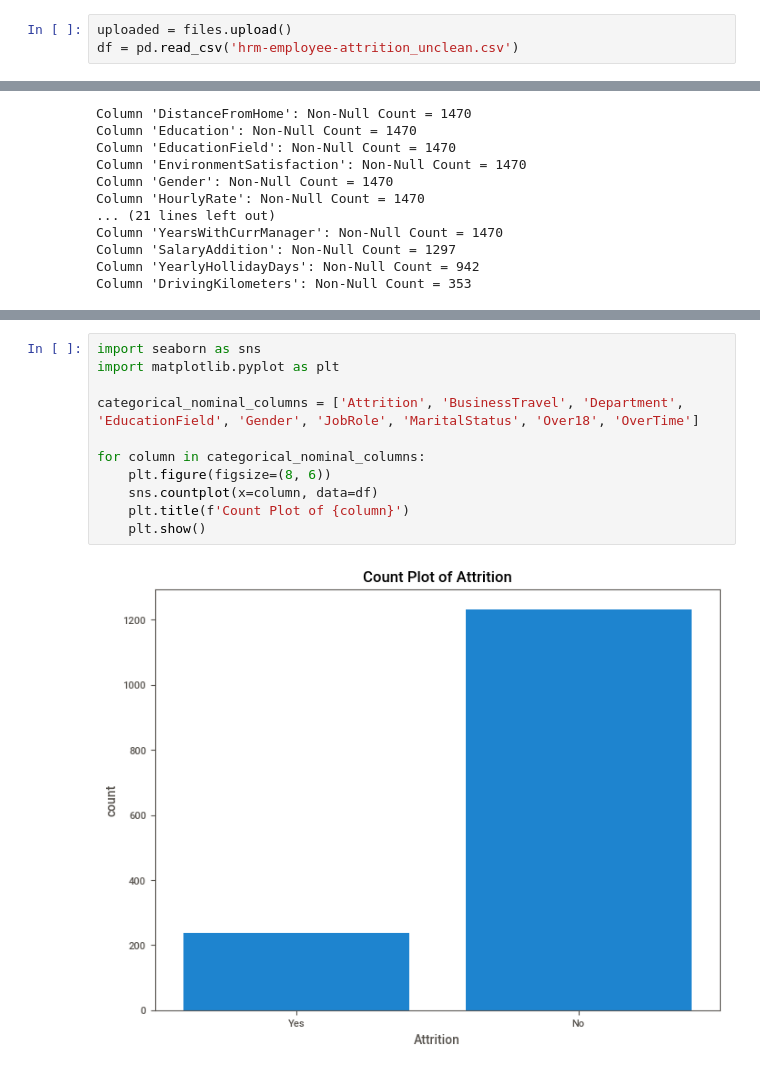
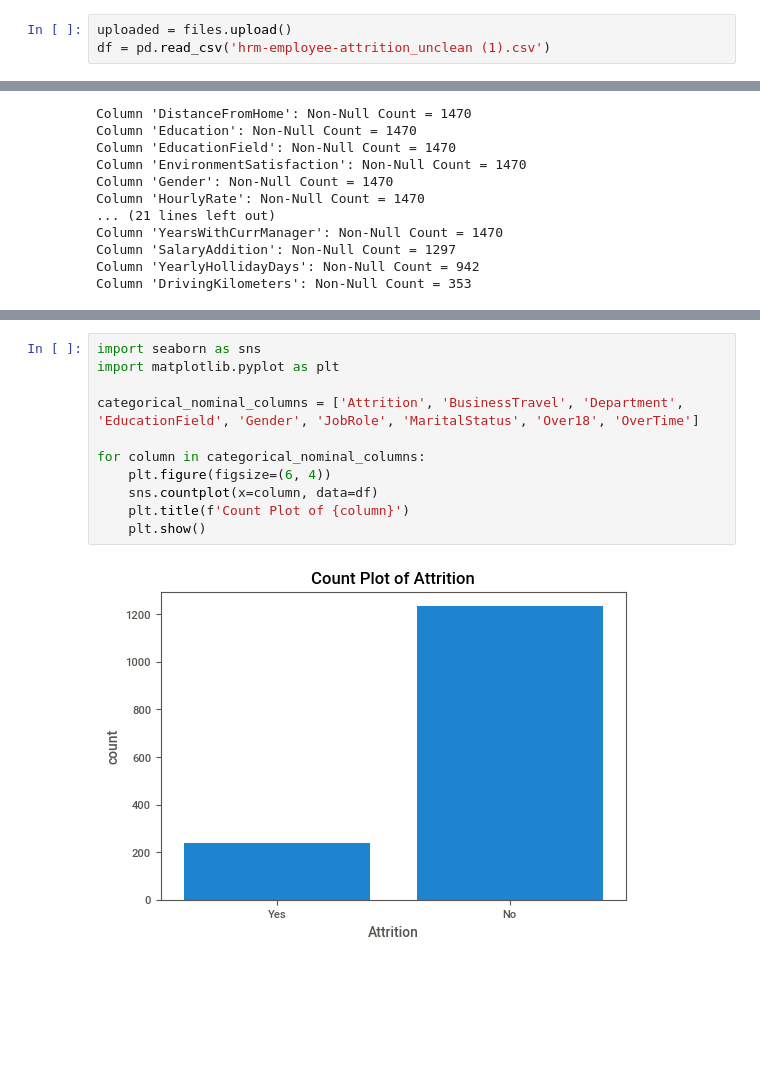
Before and after one commit to Qossai/EDA-Analysis, a Jupyter notebook: Exercice_1_EDA_and_Data_Cleansing.ipynb, the cells around one changed output, grey strips where cells are left out. Drawn from its saved outputs; the diff is of its cells as text; blank space fills up the shorter version.

```diff
--- a/Exercice_1_EDA_and_Data_Cleansing.ipynb
+++ b/Exercice_1_EDA_and_Data_Cleansing.ipynb
@@ -30,6 +30,6 @@ from google.colab import files
 ## Load the dataset
 # %%
 uploaded = files.upload()
-df = pd.read_csv('hrm-employee-attrition_unclean.csv')
+df = pd.read_csv('hrm-employee-attrition_unclean (1).csv')
 # %% [output]
 [interactive output not drawn]
@@ -163,13 +190,13 @@ Column 'DrivingKilometers': Non-Null Count = 353
 # %%
 import seaborn as sns
 import matplotlib.pyplot as plt
 
 categorical_nominal_columns = ['Attrition', 'BusinessTravel', 'Department', 'EducationField', 'Gender', 'JobRole', 'MaritalStatus', 'Over18', 'OverTime']
 
 for column in categorical_nominal_columns:
-    plt.figure(figsize=(8, 6))
+    plt.figure(figsize=(6, 4))
     sns.countplot(x=column, data=df)
     plt.title(f'Count Plot of {column}')
     plt.show()
 # %% [output]
-[figure, old version]
+[figure, new version]
```
Also changed, not shown: parts of 11 cells of this notebook.
